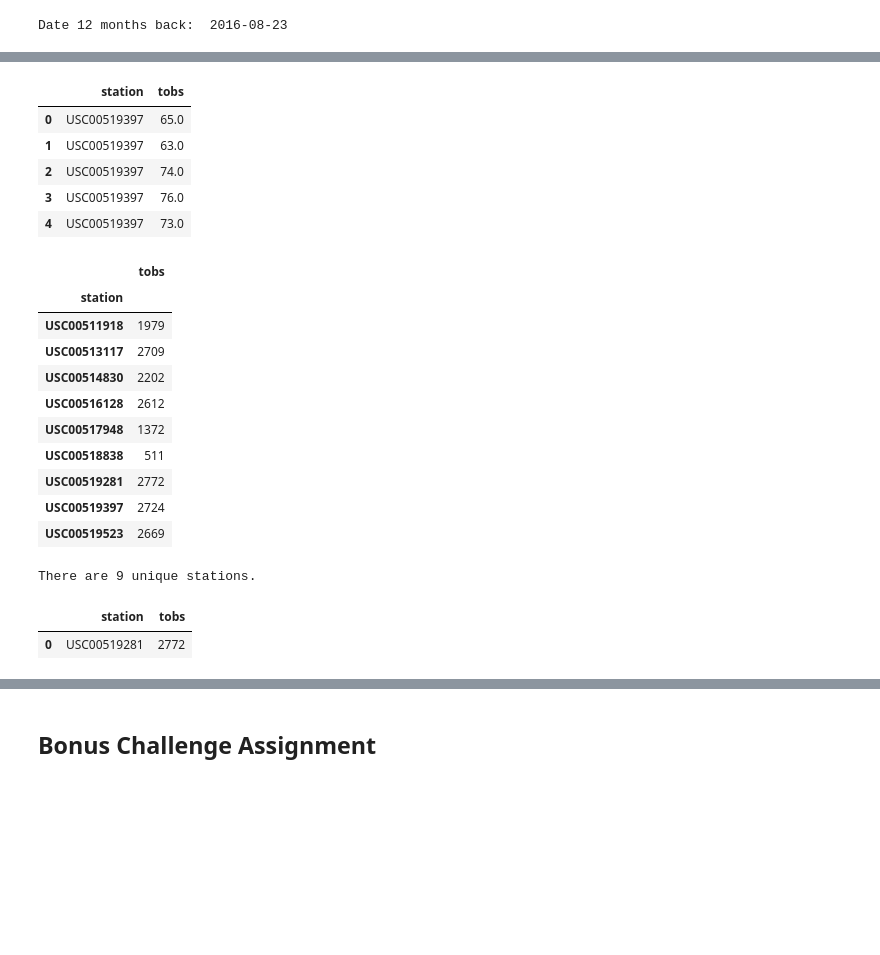
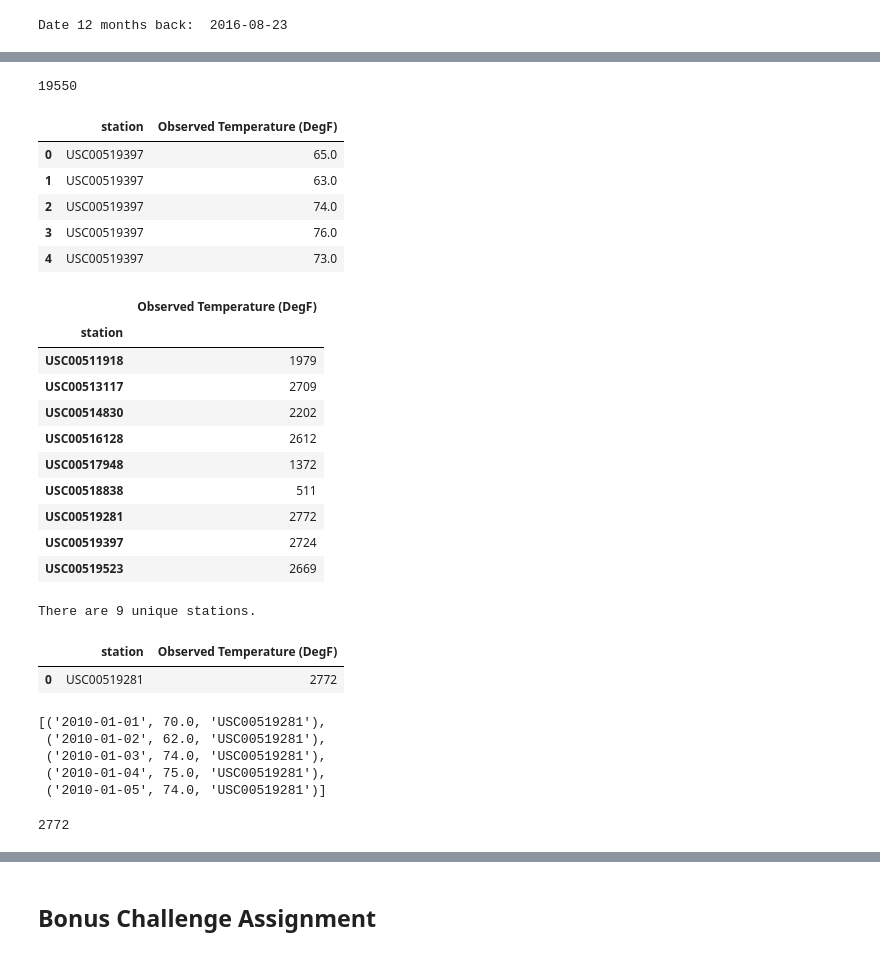
Before and after one commit to IrinaUX/sqlalchemy-challenge, a Jupyter notebook: station_analysis.ipynb, the cells around one changed output, grey strips where cells are left out. Drawn from its saved outputs; the diff is of its cells as text; code cells hidden in the pictures; blank space fills up the shorter version.

```diff
--- a/station_analysis.ipynb
+++ b/station_analysis.ipynb
@@ -245,7 +245,7 @@ get_station_with_highest_observation(Measurement)
 ### Last 12 months of temperature observation data (TOBS)
 # %%
 # Design a query to retrieve the last 12 months of temperature observation data (TOBS)
-stations = session.query(Measurement.station, Measurement.tobs).all()
+stations = session.query(Measurement.date, Measurement.station, Measurement.tobs).all()
 len(stations)
 # %% [output]
 19550
@@ -547,10 +516,14 @@ stations
+# %%
+len(stations)
+# %% [output]
+19550
 # %%
 # Create df based on the stations data
 station_df = pd.DataFrame(stations)
-station_df.columns = ['station', 'tobs']
+station_df.columns = ['station', 'Observed Temperature (DegF)']
 station_df.head()
 # %% [output]
-|  | station | tobs |
+|  | station | Observed Temperature (DegF) |
 | 0 | USC00519397 | 65.0 |
 | 1 | USC00519397 | 63.0 |
 | 2 | USC00519397 | 74.0 |
@@ -560,8 +533,9 @@ station_df.head()
 # Group by station and apply count to get unique stations
 grouped_sta_df = station_df.groupby('station').count()
 grouped_sta_df
+## Rename the column tobs to "count of observations"
 # %% [output]
-|  | tobs |
+|  | Observed Temperature (DegF) |
 | station |  |
 | USC00511918 | 1979 |
 | USC00513117 | 2709 |
@@ -578,9 +552,9 @@ print(f"There are {len(grouped_sta_df)} unique stations.")
 There are 9 unique stations.
 # %%
 # Use max method on df 'tobs' columns to get the most active station
-max_tobs = grouped_sta_df['tobs'].max()
-max_sta_df = grouped_sta_df.loc[grouped_sta_df['tobs'] == max_tobs]
+max_tobs = grouped_sta_df['Observed Temperature (DegF)'].max()
+max_sta_df = grouped_sta_df.loc[grouped_sta_df['Observed Temperature (DegF)'] == max_tobs]
 max_sta_df.reset_index()
 # %% [output]
-|  | station | tobs |
+|  | station | Observed Temperature (DegF) |
 | 0 | USC00519281 | 2772 |
@@ -588,0 +568,14 @@ max_sta_df.reset_index()
+# %%
+# View first 5 values in the list
+sta_USC00519281[:5]
+# %% [output]
+[('2010-01-01', 70.0, 'USC00519281'),
+ ('2010-01-02', 62.0, 'USC00519281'),
+ ('2010-01-03', 74.0, 'USC00519281'),
+ ('2010-01-04', 75.0, 'USC00519281'),
+ ('2010-01-05', 74.0, 'USC00519281')]
+# %%
+# Check the lenfth
+len(sta_USC00519281)
+# %% [output]
+2772
```
Also changed, not shown: parts of 8 cells of this notebook.
